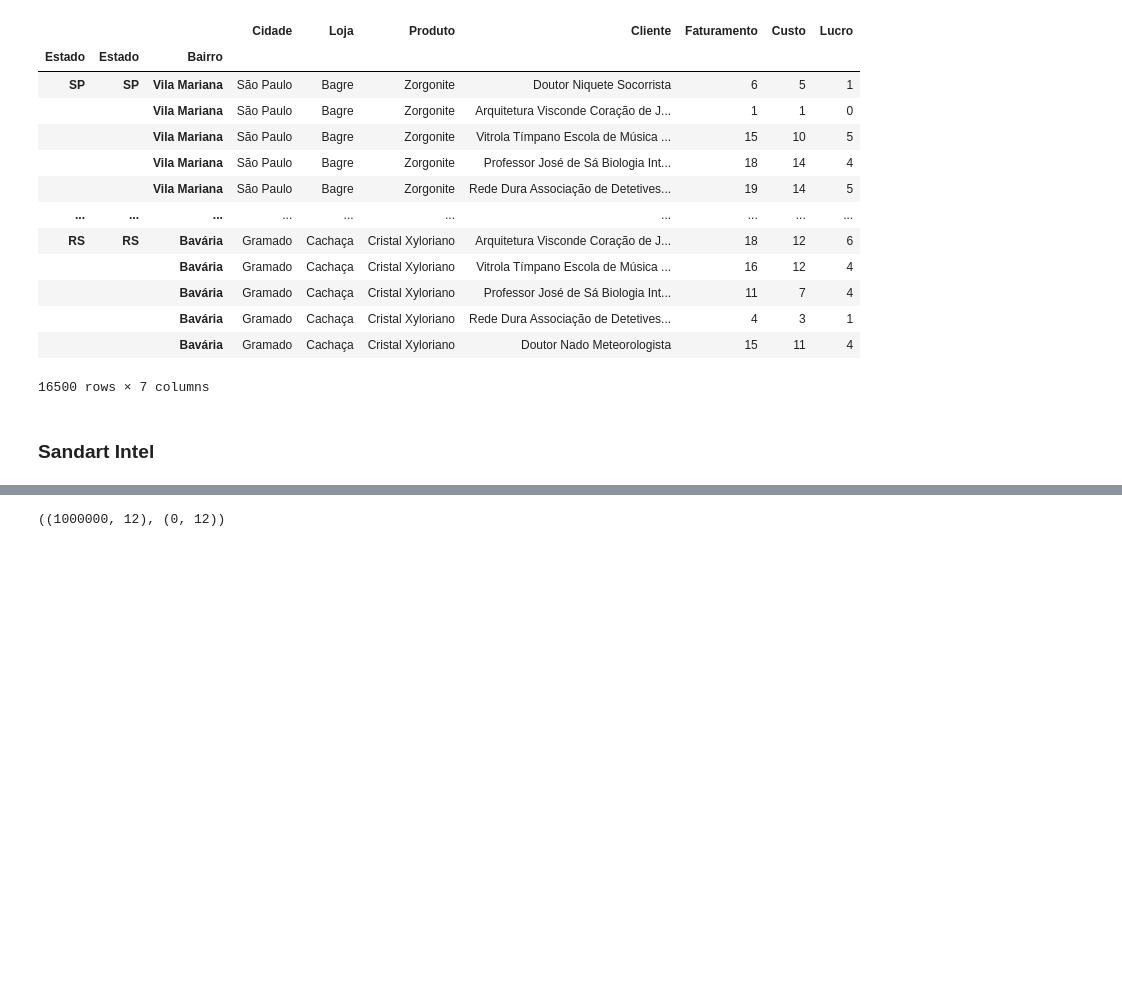
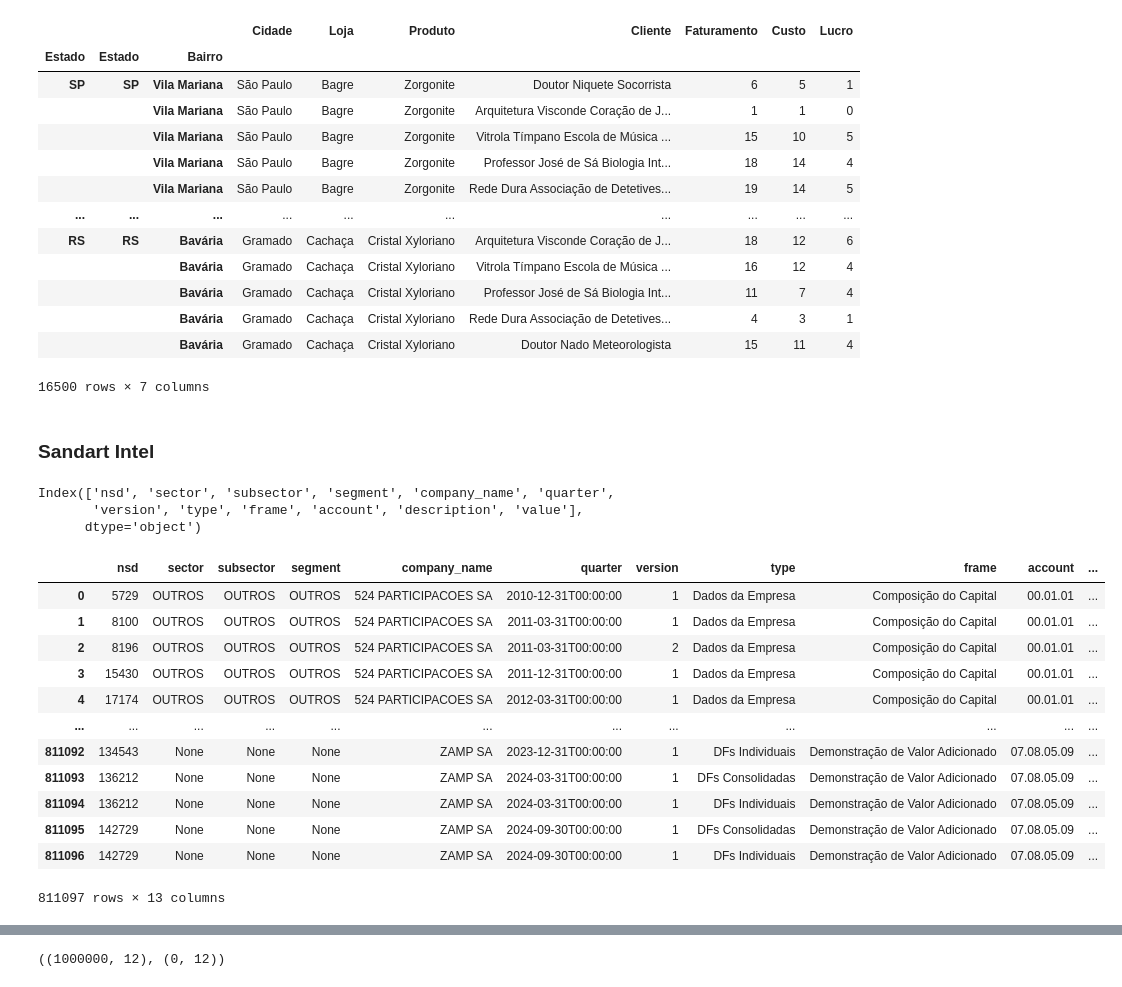
Before and after one commit to faustostangler/FLY_OLD, a Jupyter notebook: playground.ipynb, the cells around one changed output, grey strips where cells are left out. Drawn from its saved outputs; the diff is of its cells as text; code cells hidden in the pictures; blank space fills up the shorter version.

Commit message:
processed in raw

```diff
--- a/playground.ipynb
+++ b/playground.ipynb
@@ -175,3 +203,67 @@ standart_statements = pd.read_sql("SELECT * FROM tbl_statements_normalized", con
 
 # Fechar a conexão com o banco de dados
 conn.close()
+# %%
+standart_statements.columns
+# %% [output]
+Index(['nsd', 'sector', 'subsector', 'segment', 'company_name', 'quarter',
+       'version', 'type', 'frame', 'account', 'description', 'value'],
+      dtype='object')
+# %%
+def detect_and_correct_outliers(df):
+    group_cols=['company_name', 'account']
+    value_col='value'
+    date_col='quarter'
+    neighbor_count=2
+
+    df_sorted = df.sort_values(by=group_cols + [date_col]).reset_index(drop=True)
+    df_sorted = df_sorted = df.sort_values(by=group_cols + [date_col]).reset_index(drop=True)
+    df_sorted['original_value'] = df_sorted[value_col]  # preserve original values
+
+    def process_group(group):
+        median_val = group[value_col].median()
+        group = group.reset_index(drop=True)
+
+        for idx, row in group.iterrows():
+            is_outlier = (row[value_col] > median_val * 10) or (row[value_col] < median_val / 10)
+
+            if is_outlier:
+                prev_values = group.loc[max(0, idx-neighbor_count):idx-1, value_col].tolist()
+                next_values = group.loc[idx+1:idx+neighbor_count, value_col].tolist()
+
+                prev_uniform = len(set(prev_values)) == 1 if prev_values else False
+                next_uniform = len(set(next_values)) == 1 if next_values else False
+
+                if prev_uniform and next_uniform and prev_values[0] != next_values[0]:
+                    # Legitimate shift detected, do nothing
+                    continue
+                elif prev_values:
+                    group.at[idx, value_col] = prev_values[-1]
+                elif next_values:
+                    group.at[idx, value_col] = next_values[0]
+
+        return group
+
+    corrected_df = df_sorted.groupby(group_cols).apply(process_group).reset_index(drop=True)
+
+    return corrected_df
+# %%
+corrected_df = detect_and_correct_outliers(
+    df=df,
+)
+
+corrected_df
+# %% [output]
+|  | nsd | sector | subsector | segment | company_name | quarter | version | type | frame | account | ... |
+| 0 | 5729 | OUTROS | OUTROS | OUTROS | 524 PARTICIPACOES SA | 2010-12-31T00:00:00 | 1 | Dados da Empresa | Composição do Capital | 00.01.01 | ... |
+| 1 | 8100 | OUTROS | OUTROS | OUTROS | 524 PARTICIPACOES SA | 2011-03-31T00:00:00 | 1 | Dados da Empresa | Composição do Capital | 00.01.01 | ... |
+| 2 | 8196 | OUTROS | OUTROS | OUTROS | 524 PARTICIPACOES SA | 2011-03-31T00:00:00 | 2 | Dados da Empresa | Composição do Capital | 00.01.01 | ... |
+| 3 | 15430 | OUTROS | OUTROS | OUTROS | 524 PARTICIPACOES SA | 2011-12-31T00:00:00 | 1 | Dados da Empresa | Composição do Capital | 00.01.01 | ... |
+| 4 | 17174 | OUTROS | OUTROS | OUTROS | 524 PARTICIPACOES SA | 2012-03-31T00:00:00 | 1 | Dados da Empresa | Composição do Capital | 00.01.01 | ... |
+| ... | ... | ... | ... | ... | ... | ... | ... | ... | ... | ... | ... |
+| 811092 | 134543 | None | None | None | ZAMP SA | 2023-12-31T00:00:00 | 1 | DFs Individuais | Demonstração de Valor Adicionado | 07.08.05.09 | ... |
+| 811093 | 136212 | None | None | None | ZAMP SA | 2024-03-31T00:00:00 | 1 | DFs Consolidadas | Demonstração de Valor Adicionado | 07.08.05.09 | ... |
+| 811094 | 136212 | None | None | None | ZAMP SA | 2024-03-31T00:00:00 | 1 | DFs Individuais | Demonstração de Valor Adicionado | 07.08.05.09 | ... |
+| 811095 | 142729 | None | None | None | ZAMP SA | 2024-09-30T00:00:00 | 1 | DFs Consolidadas | Demonstração de Valor Adicionado | 07.08.05.09 | ... |
+| 811096 | 142729 | None | None | None | ZAMP SA | 2024-09-30T00:00:00 | 1 | DFs Individuais | Demonstração de Valor Adicionado | 07.08.05.09 | ... |
+811097 rows × 13 columns
```
Also changed, not shown: parts of 42 cells of this notebook, 31 other files.
